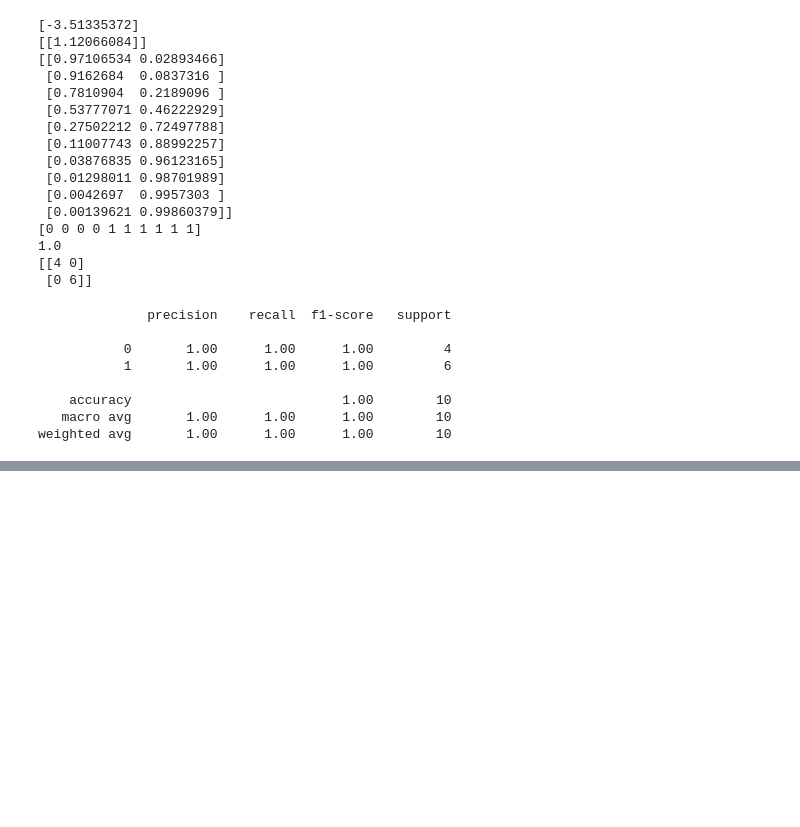
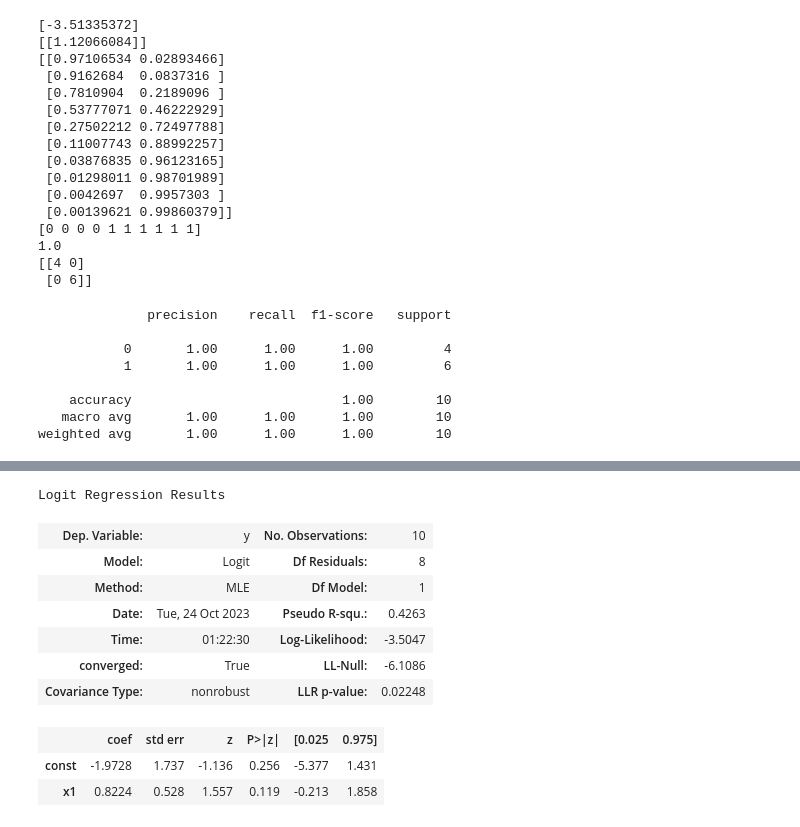
Before and after one commit to armandolezama/logistic_regression, a Jupyter notebook: sandbox.ipynb, the cells around one changed output, grey strips where cells are left out. Saved outputs shown, nothing was run; the diff lists cells and outputs as text; code cells hidden in the pictures; blank space fills up the shorter version.

```diff
--- a/sandbox.ipynb
+++ b/sandbox.ipynb
@@ -177,0 +273,14 @@ weighted avg       1.00      1.00      1.00        10
+# %%
+result.summary()
+# %% [output]
+Logit Regression Results
+| Dep. Variable: | y | No. Observations: | 10 |
+| Model: | Logit | Df Residuals: | 8 |
+| Method: | MLE | Df Model: | 1 |
+| Date: | Tue, 24 Oct 2023 | Pseudo R-squ.: | 0.4263 |
+| Time: | 01:22:30 | Log-Likelihood: | -3.5047 |
+| converged: | True | LL-Null: | -6.1086 |
+| Covariance Type: | nonrobust | LLR p-value: | 0.02248 |
+|  | coef | std err | z | P>|z| | [0.025 | 0.975] |
+| const | -1.9728 | 1.737 | -1.136 | 0.256 | -5.377 | 1.431 |
+| x1 | 0.8224 | 0.528 | 1.557 | 0.119 | -0.213 | 1.858 |
```
Also changed, not shown: parts of 14 cells of this notebook, 1 other file.
